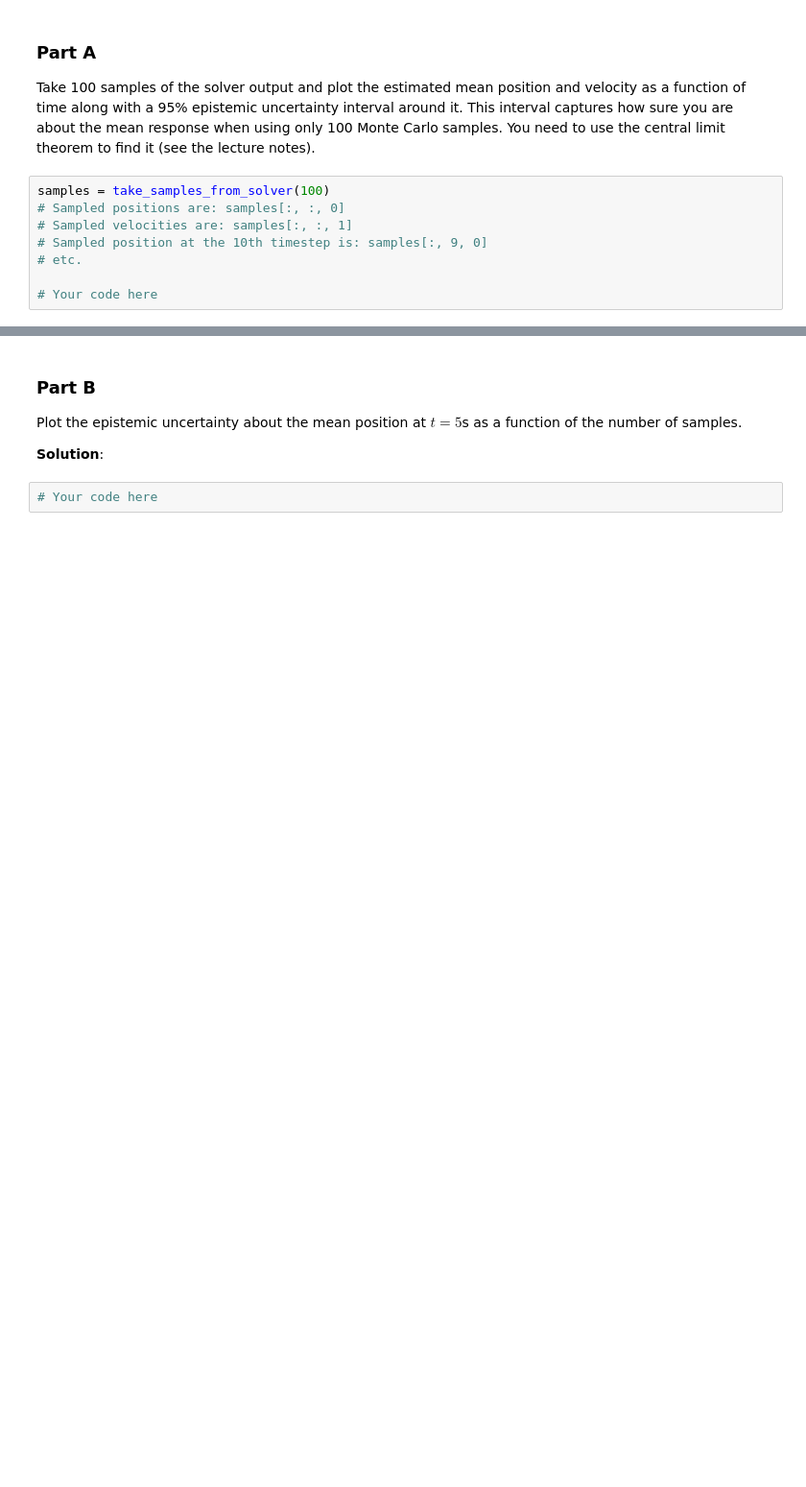
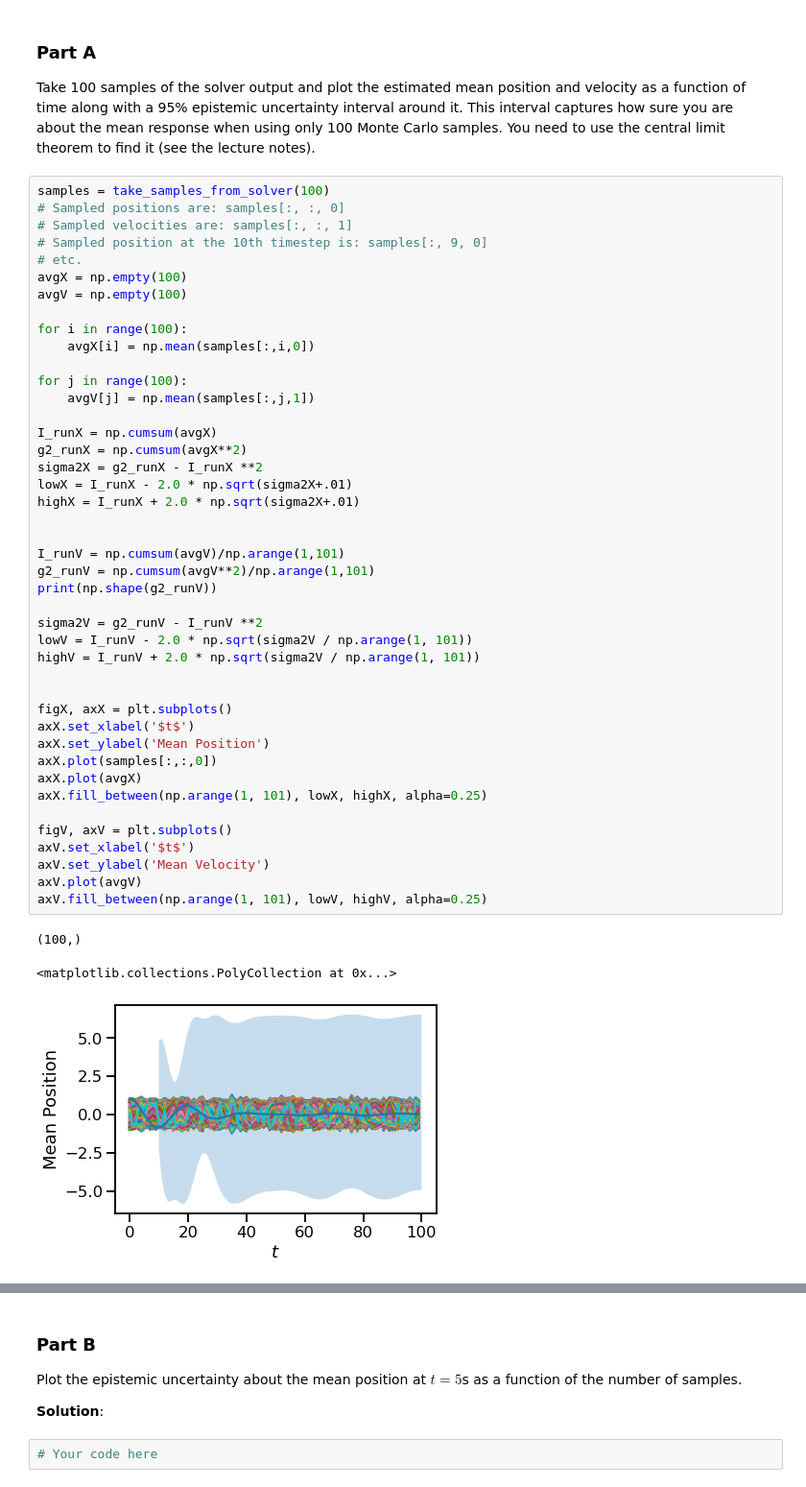
Before and after one commit to isaacdbowser/data-analytics-se, a Jupyter notebook: homework/homework_03.ipynb, the cells around one changed output, grey strips where cells are left out. Shown: that part at 96% size. Cells and saved outputs as stored; diff of their text form; blank space fills up the shorter version.

```diff
--- a/homework/homework_03.ipynb
+++ b/homework/homework_03.ipynb
@@ -435,11 +420,50 @@ print(samples)
 Take 100 samples of the solver output and plot the estimated mean position and velocity as a function of time along with a 95\% epistemic uncertainty interval around it.
 This interval captures how sure you are about the mean response when using only 100 Monte Carlo samples.
 You need to use the central limit theorem to find it (see the lecture notes).
-# %%
-samples = take_samples_from_solver(100)
-# Sampled positions are: samples[:, :, 0]
-# Sampled velocities are: samples[:, :, 1]
-# Sampled position at the 10th timestep is: samples[:, 9, 0]
-# etc.
-
-# Your code here
+# %%
+samples = take_samples_from_solver(100)
+# Sampled positions are: samples[:, :, 0]
+# Sampled velocities are: samples[:, :, 1]
+# Sampled position at the 10th timestep is: samples[:, 9, 0]
+# etc.
+avgX = np.empty(100)
+avgV = np.empty(100)
+
+for i in range(100):
+    avgX[i] = np.mean(samples[:,i,0])
+
+for j in range(100):
+    avgV[j] = np.mean(samples[:,j,1])
+
+I_runX = np.cumsum(avgX)
+g2_runX = np.cumsum(avgX**2)
+sigma2X = g2_runX - I_runX **2
+lowX = I_runX - 2.0 * np.sqrt(sigma2X+.01)
+highX = I_runX + 2.0 * np.sqrt(sigma2X+.01)
+
+
+I_runV = np.cumsum(avgV)/np.arange(1,101)
+g2_runV = np.cumsum(avgV**2)/np.arange(1,101)
+print(np.shape(g2_runV))
+
+sigma2V = g2_runV - I_runV **2
+lowV = I_runV - 2.0 * np.sqrt(sigma2V / np.arange(1, 101))
+highV = I_runV + 2.0 * np.sqrt(sigma2V / np.arange(1, 101))
+
+
+figX, axX = plt.subplots()
+axX.set_xlabel('$t$')
+axX.set_ylabel('Mean Position')
+axX.plot(samples[:,:,0])
+axX.plot(avgX)
+axX.fill_between(np.arange(1, 101), lowX, highX, alpha=0.25)
+
+figV, axV = plt.subplots()
+axV.set_xlabel('$t$')
+axV.set_ylabel('Mean Velocity')
+axV.plot(avgV)
+axV.fill_between(np.arange(1, 101), lowV, highV, alpha=0.25)
+# %% [output]
+(100,)
+<matplotlib.collections.PolyCollection at 0x...>
+[figure, added]
```
Also changed, not shown: parts of 8 cells of this notebook, 5 other files.
